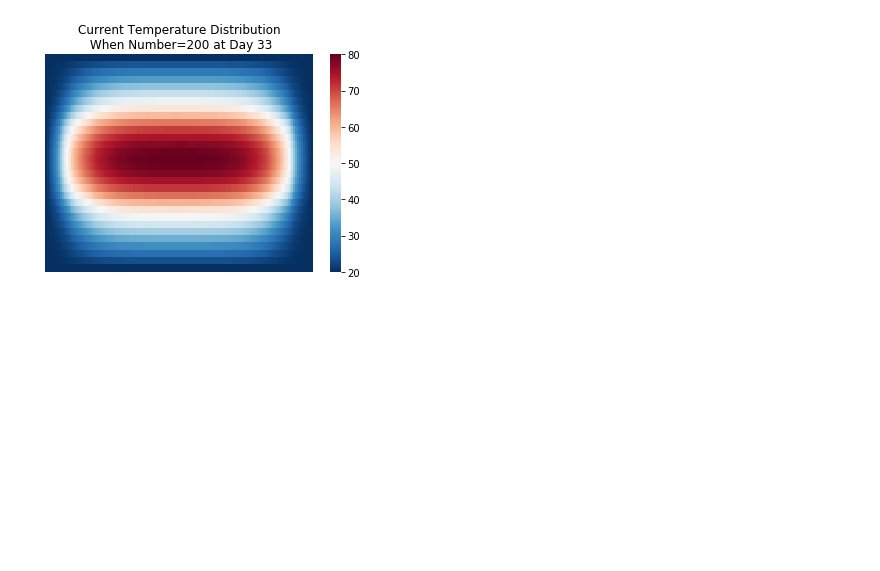
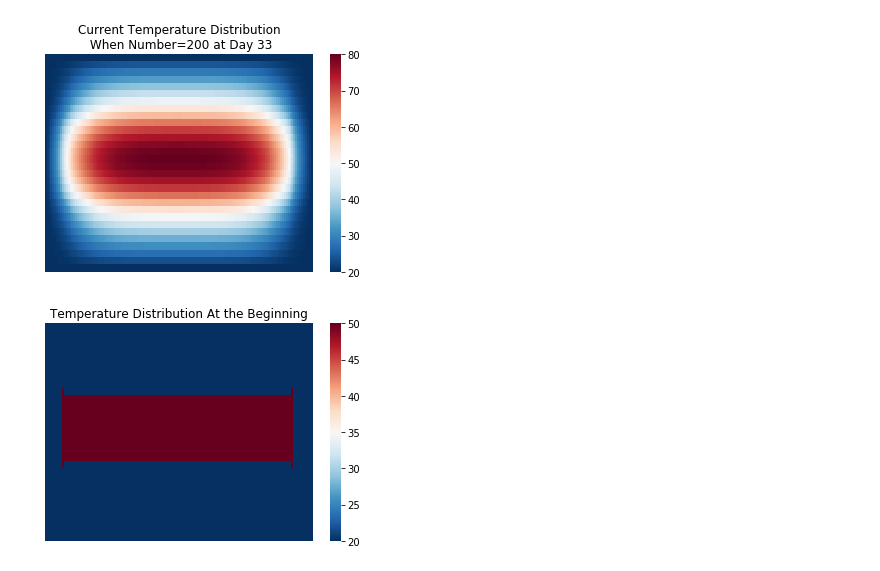
Before and after one commit to cherose2004/learning, a Jupyter notebook: project/MathorCup/heat200.ipynb, the cells around one changed output. Drawn from its saved outputs; the diff is of its cells as text; code cells hidden in the pictures; blank space fills up the shorter version.

```diff
--- a/project/MathorCup/heat200.ipynb
+++ b/project/MathorCup/heat200.ipynb
@@ -102,3 +102,10 @@ plt.axis('off')
 plt.savefig('200T.png',format='png')
 # %% [output]
 [figure]
+# %%
+sns.heatmap(T_init.T-sys.T0,cmap='RdBu_r')
+plt.title('Temperature Distribution At the Beginning')
+plt.axis('off')
+plt.savefig('Tinit.png',format='png')
+# %% [output]
+[figure, added]
```
Also changed, not shown: parts of 1 cell of this notebook, 8 other files.
